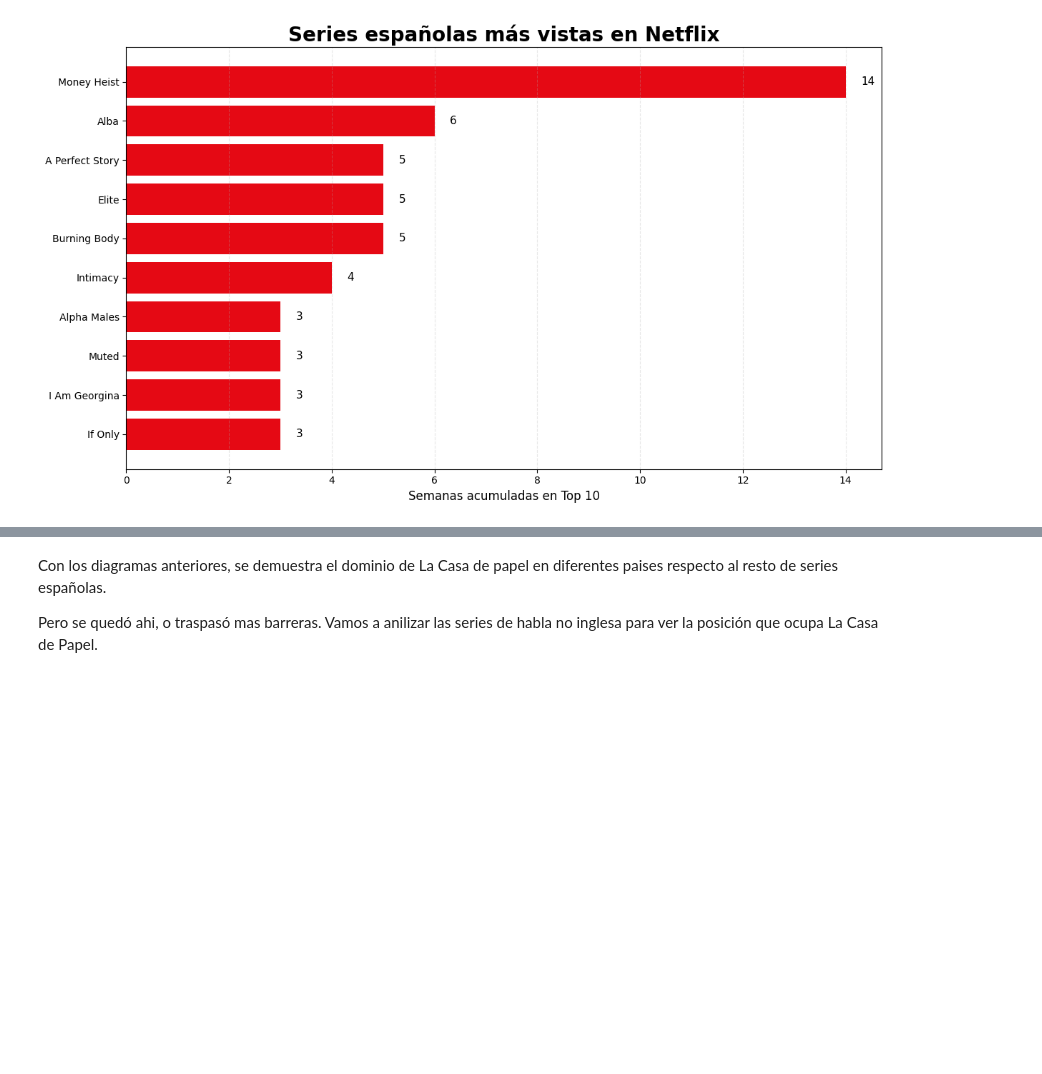
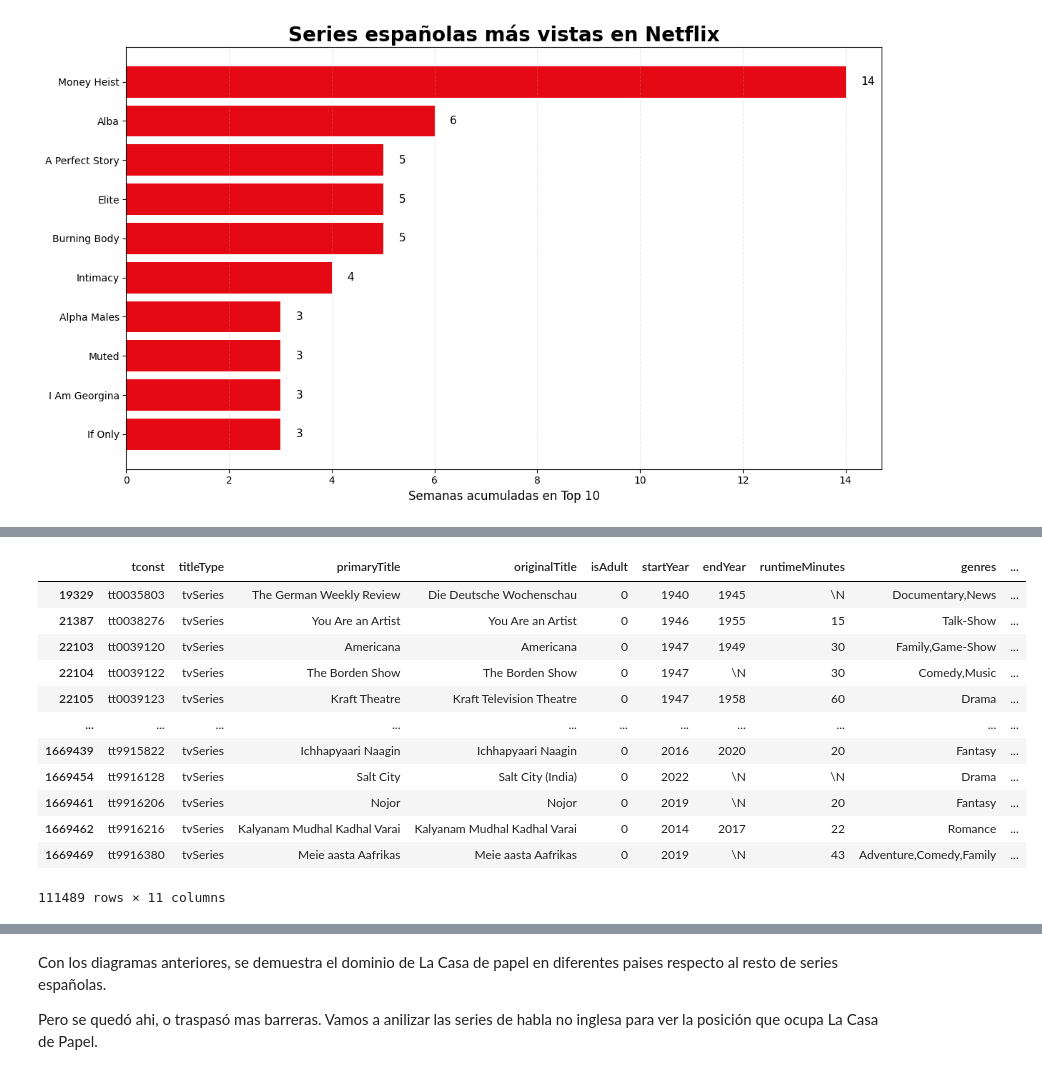
Before and after one commit to alejandro21rg/Eda_la_casa_de_papel, a Jupyter notebook: memoria.ipynb, the cells around one changed output, grey strips where cells are left out. Cells and saved outputs as stored; diff of their text form; code cells hidden in the pictures; blank space fills up the shorter version.

```diff
--- a/memoria.ipynb
+++ b/memoria.ipynb
@@ -1024,0 +1061,4 @@ plt.tight_layout()
+# %%
+# Los dos csv para despues agruparlos con un merge
+df_idmb_title_basics = pd.read_csv("Código/data/title.basics.tsv", sep="\t")
+df_idmb_title_ratings = pd.read_csv("Código/data/title.ratings.tsv", sep="\t")
@@ -1024,0 +1101,22 @@ plt.tight_layout()
+# %%
+# El merge para juntar los csv
+imdb_completo = pd.merge(df_idmb_title_basics,df_idmb_title_ratings, on="tconst")
+# %%
+# Del DF final me quedo con las series
+series_imdb = imdb_completo[imdb_completo["titleType"] == "tvSeries"]
+# %%
+series_imdb
+# %% [output]
+|  | tconst | titleType | primaryTitle | originalTitle | isAdult | startYear | endYear | runtimeMinutes | genres | ... |
+| 19329 | tt0035803 | tvSeries | The German Weekly Review | Die Deutsche Wochenschau | 0 | 1940 | 1945 | \N | Documentary,News | ... |
+| 21387 | tt0038276 | tvSeries | You Are an Artist | You Are an Artist | 0 | 1946 | 1955 | 15 | Talk-Show | ... |
+| 22103 | tt0039120 | tvSeries | Americana | Americana | 0 | 1947 | 1949 | 30 | Family,Game-Show | ... |
+| 22104 | tt0039122 | tvSeries | The Borden Show | The Borden Show | 0 | 1947 | \N | 30 | Comedy,Music | ... |
+| 22105 | tt0039123 | tvSeries | Kraft Theatre | Kraft Television Theatre | 0 | 1947 | 1958 | 60 | Drama | ... |
+| ... | ... | ... | ... | ... | ... | ... | ... | ... | ... | ... |
+| 1669439 | tt9915822 | tvSeries | Ichhapyaari Naagin | Ichhapyaari Naagin | 0 | 2016 | 2020 | 20 | Fantasy | ... |
+| 1669454 | tt9916128 | tvSeries | Salt City | Salt City (India) | 0 | 2022 | \N | \N | Drama | ... |
+| 1669461 | tt9916206 | tvSeries | Nojor | Nojor | 0 | 2019 | \N | 20 | Fantasy | ... |
+| 1669462 | tt9916216 | tvSeries | Kalyanam Mudhal Kadhal Varai | Kalyanam Mudhal Kadhal Varai | 0 | 2014 | 2017 | 22 | Romance | ... |
+| 1669469 | tt9916380 | tvSeries | Meie aasta Aafrikas | Meie aasta Aafrikas | 0 | 2019 | \N | 43 | Adventure,Comedy,Family | ... |
+111489 rows × 11 columns
```
Also changed, not shown: parts of 16 cells of this notebook, 3 other files.
